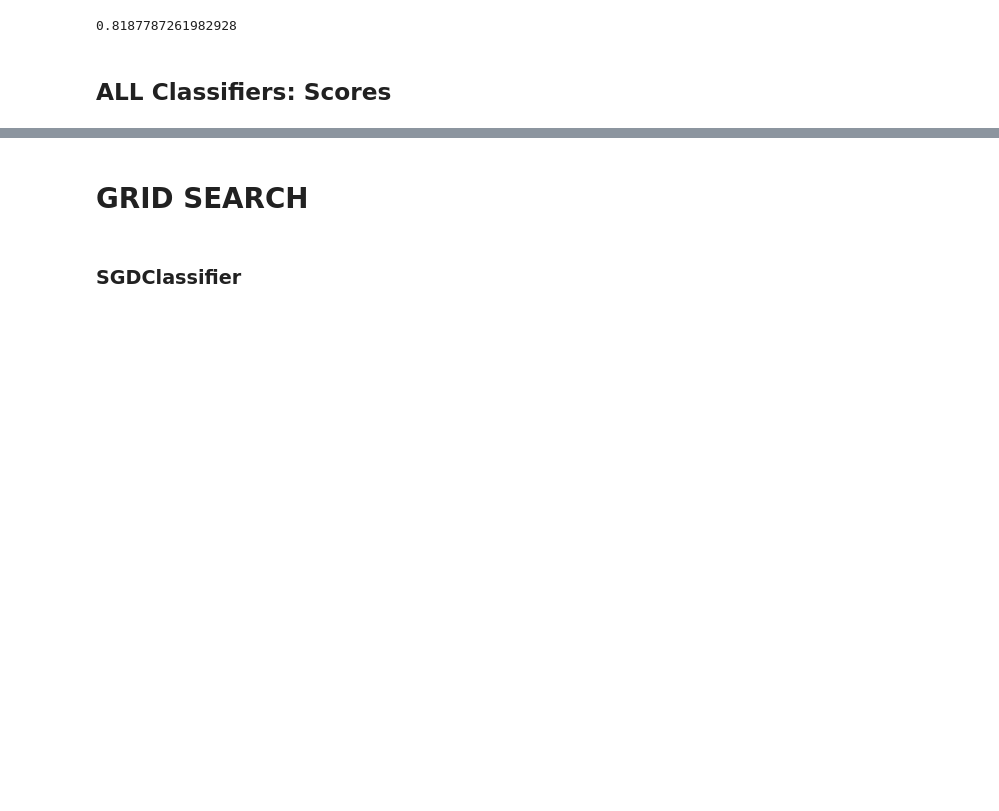
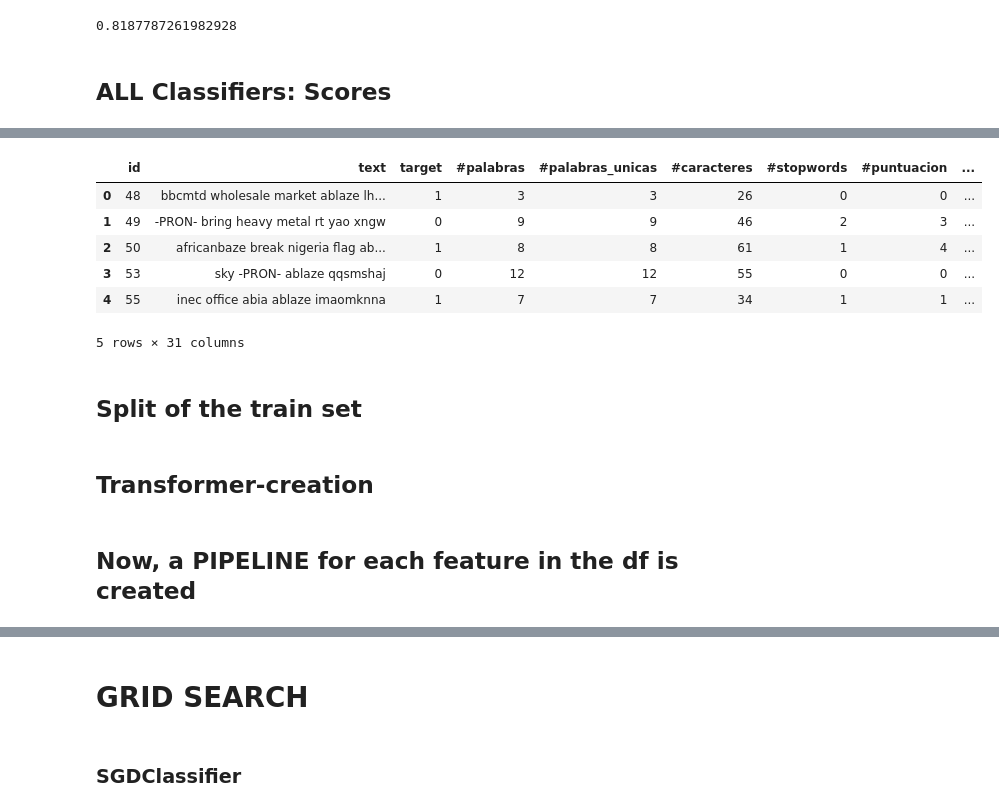
Before and after one commit to anichucai/7506-Datos-datos-tp2, a Jupyter notebook: Features - Pipeline.ipynb, the cells around one changed output, grey strips where cells are left out. Cells and saved outputs as stored; diff of their text form; code cells hidden in the pictures; blank space fills up the shorter version.

```diff
--- a/Features - Pipeline.ipynb
+++ b/Features - Pipeline.ipynb
@@ -192,0 +263,29 @@ SGDC Classifier 0.7964543663821405
+# %%
+# TRAIN SET - ONLY NUMERICAL
+train_keywords_numerical = pd.read_csv('csv_lio/train/keywords_numerical_features - Copy.csv')
+train_keywords_numerical = train_keywords_numerical.drop(columns = ['Unnamed: 0','target'], axis = 1)
+train_text_numerical = pd.read_csv('csv_lio/train/text_general_numerical_features_train - Copy.csv')
+train_text_numerical = train_text_numerical.drop(columns = ['Unnamed: 0','target','#silabas'])
+train_hashtag_numerical = pd.read_csv('csv_lio/train/features_hashtags_numerical.csv')
+train_hashtag_numerical  =train_hashtag_numerical.drop(columns = ['Unnamed: 0','target'])
+train_links_numerical = pd.read_csv('csv_lio/train/features_links_numerical.csv')
+train_links_numerical = train_links_numerical.drop(columns = ['id.1','target'])
+train_new_use = train.drop(columns = ['keyword','location'])
+# %%
+numerical_features_train = pd.merge(train_new_use,train_text_numerical, on = 'id')
+numerical_features_train = pd.merge(numerical_features_train,train_keywords_numerical, on = 'id')
+numerical_features_train = pd.merge(numerical_features_train,train_hashtag_numerical, on = 'id')
+numerical_features_train = pd.merge(numerical_features_train,train_links_numerical, on = 'id')
+# %%
+# TRAIN: Df with general numerical features
+numerical_features_train.head()
+# %% [output]
+|  | id | text | target | #palabras | #palabras_unicas | #caracteres | #stopwords | #puntuacion | ... |
+| 0 | 48 | bbcmtd wholesale market ablaze lh... | 1 | 3 | 3 | 26 | 0 | 0 | ... |
+| 1 | 49 | -PRON- bring heavy metal rt yao xngw | 0 | 9 | 9 | 46 | 2 | 3 | ... |
+| 2 | 50 | africanbaze break nigeria flag ab... | 1 | 8 | 8 | 61 | 1 | 4 | ... |
+| 3 | 53 | sky -PRON- ablaze qqsmshaj | 0 | 12 | 12 | 55 | 0 | 0 | ... |
+| 4 | 55 | inec office abia ablaze imaomknna | 1 | 7 | 7 | 34 | 1 | 1 | ... |
+5 rows × 31 columns
+# %% [markdown]
+## Split of the train set
@@ -192,0 +298,2 @@ SGDC Classifier 0.7964543663821405
+# %% [markdown]
+## Transformer-creation
@@ -192,0 +325,2 @@ SGDC Classifier 0.7964543663821405
+# %% [markdown]
+## Now, a PIPELINE for each feature in the df is created
```
Also changed, not shown: parts of 30 cells of this notebook, 14 other files.
